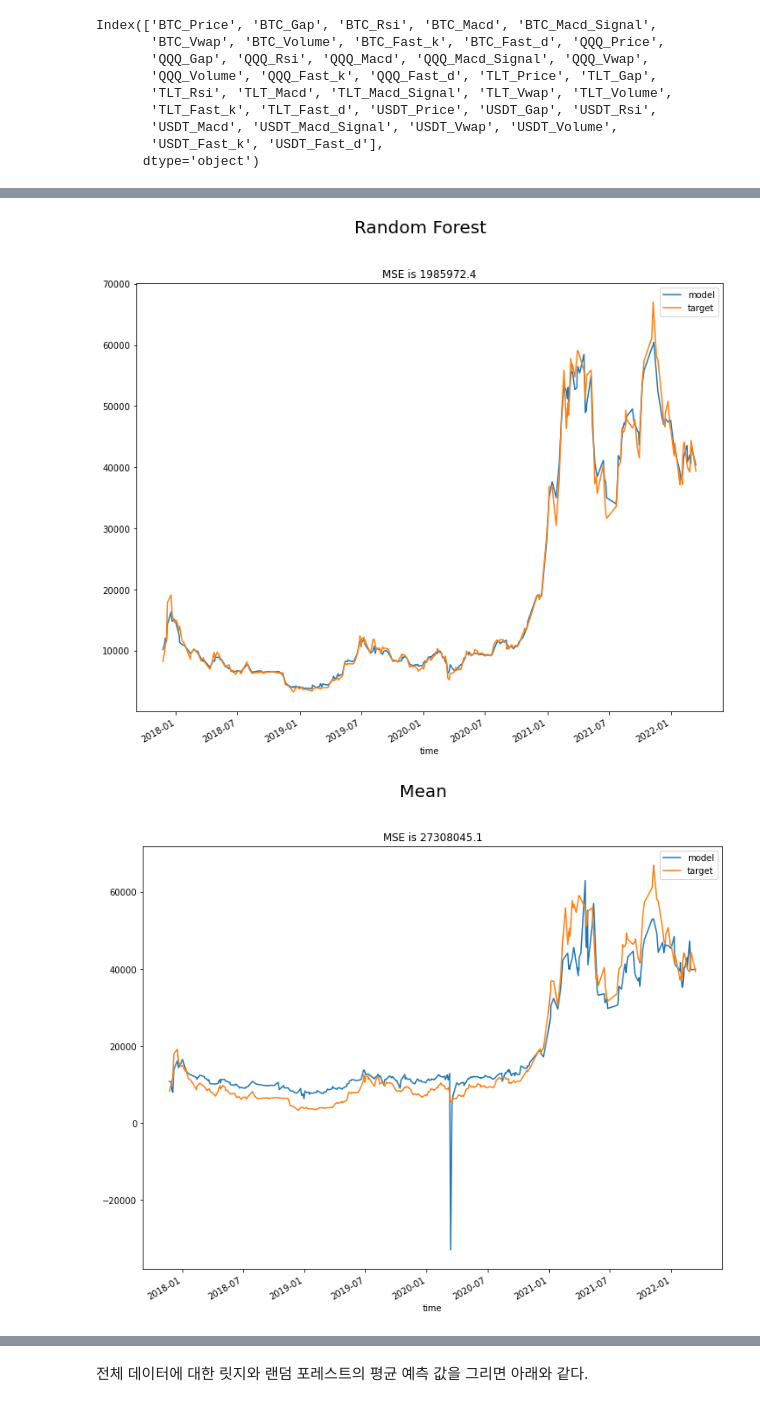
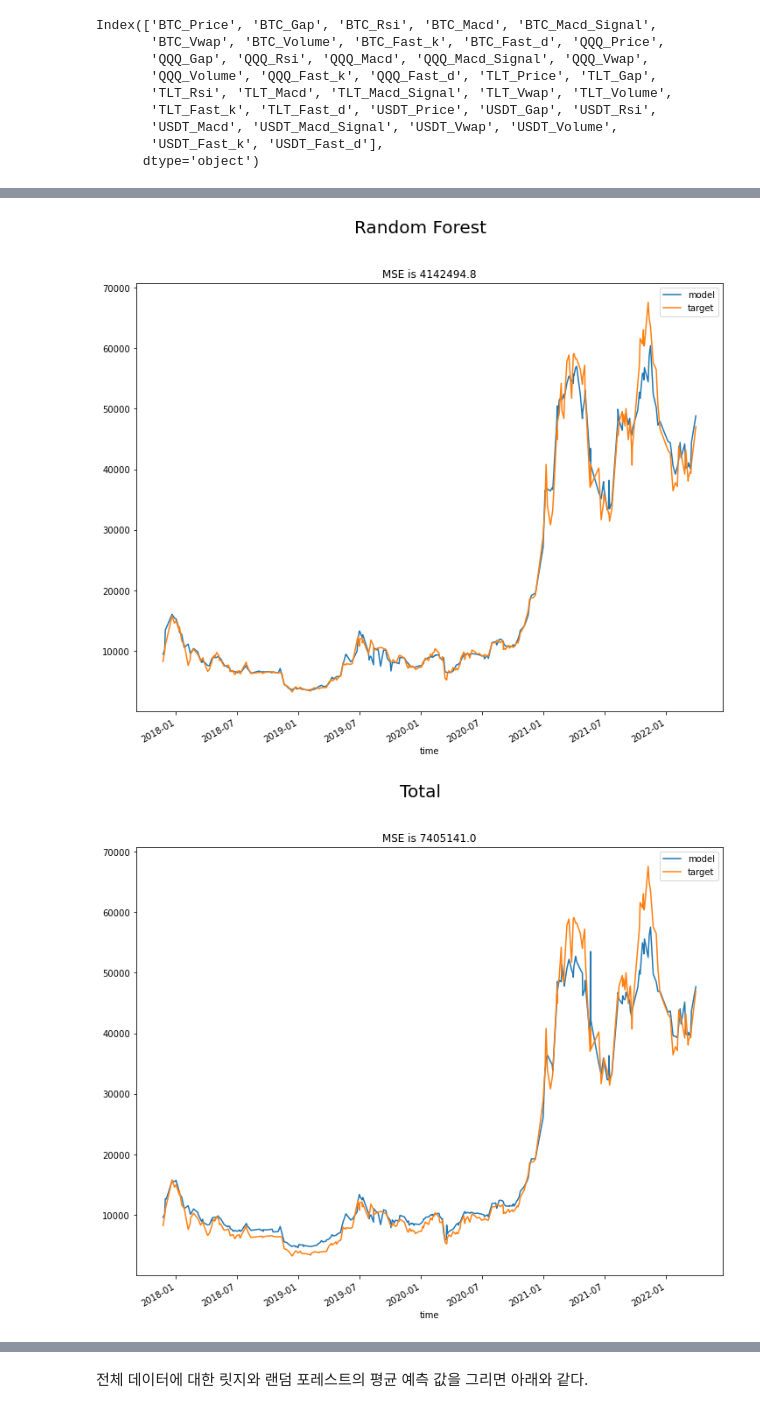
Before and after one commit to Think-JIn99/All-about-Market, a Jupyter notebook: trading/Jeong/machine_trade/EDA/total/total.ipynb, the cells around one changed output, grey strips where cells are left out. Saved outputs shown, nothing was run; the diff lists cells and outputs as text; code cells hidden in the pictures.

Commit message:
total model test

```diff
--- a/trading/Jeong/machine_trade/EDA/total/total.ipynb
+++ b/trading/Jeong/machine_trade/EDA/total/total.ipynb
@@ -85,10 +85,11 @@ model_class = [Lasso(alpha=10, fit_intercept=True, random_state=1024),
                     Ridge(alpha=10, solver="sparse_cg", random_state=1024, fit_intercept=True)]
 
 lasso_model = model.MyModel()
-lasso_model.create_model(model_class[0], df,target="BTC_Price",outlier=True)
-lasso_pred = lasso_model.model.predict(lasso_model.X)
+lasso_model.create_linear_model(model_class[0], df,target="BTC_Price",outlier=True)
 
 ridge_model = model.MyModel()
-ridge_model.create_model(model_class[1], df,target="BTC_Price",outlier=True)
-ridge_pred = ridge_model.model.predict(ridge_model.X)
+ridge_model.create_linear_model(model_class[1], df,target="BTC_Price",outlier=True)
+
+rf_model = model.MyModel()
+rf_model.create_random_forest(df, target="BTC_Price", outlier=True)
 # %% [output]
@@ -111,13 +113,7 @@ mse: 365430183.809767, alpha: 1
-# %%
-from sklearn.pipeline import Pipeline
-from sklearn.preprocessing import StandardScaler
-rf_model = Pipeline([
-    ('std_scaler', StandardScaler()),
-    ('machine',RandomForestRegressor(bootstrap=True, random_state=42, oob_score=True, max_depth=100, max_features='sqrt'))
-])
-train_X, test_X, train_y, test_y = model.MyModel().create_train_data(df,target="BTC_Price",outlier=True)
-rf_model.fit(train_X, train_y)
-rf_pred = rf_model.predict(test_X)
+# %%
+lasso_pred = lasso_model.model.predict(lasso_model.X)
+ridge_pred = ridge_model.model.predict(ridge_model.X)
+rf_pred = rf_model.model.predict(rf_model.X)
 # %%
 eval_model.visualize_plot(lasso_pred,lasso_model.y,"Lasso")
 # %% [output]
@@ -129,9 +125,9 @@ eval_model.visualize_plot(ridge_pred,ridge_model.y,"Ridge")
 # %%
-eval_model.visualize_plot(rf_pred, test_y, "Random Forest")
+eval_model.visualize_plot(rf_pred, rf_model.y, "Random Forest")
 # %% [output]
-[figure, old version]
+[figure, new version]
 # %%
-mean_pred = (ridge_pred + lasso_pred + rf_pred) / 3
-eval_model.visualize_plot(mean_pred, ridge_model.y, "Mean")
+pred = ridge_pred * 0.1 + lasso_pred * 0.1 + rf_pred * 0.8
+eval_model.visualize_plot(pred, ridge_model.y, "Total")
 # %% [output]
-[figure, old version]
+[figure, new version]
```
Also changed, not shown: parts of 22 cells of this notebook.
